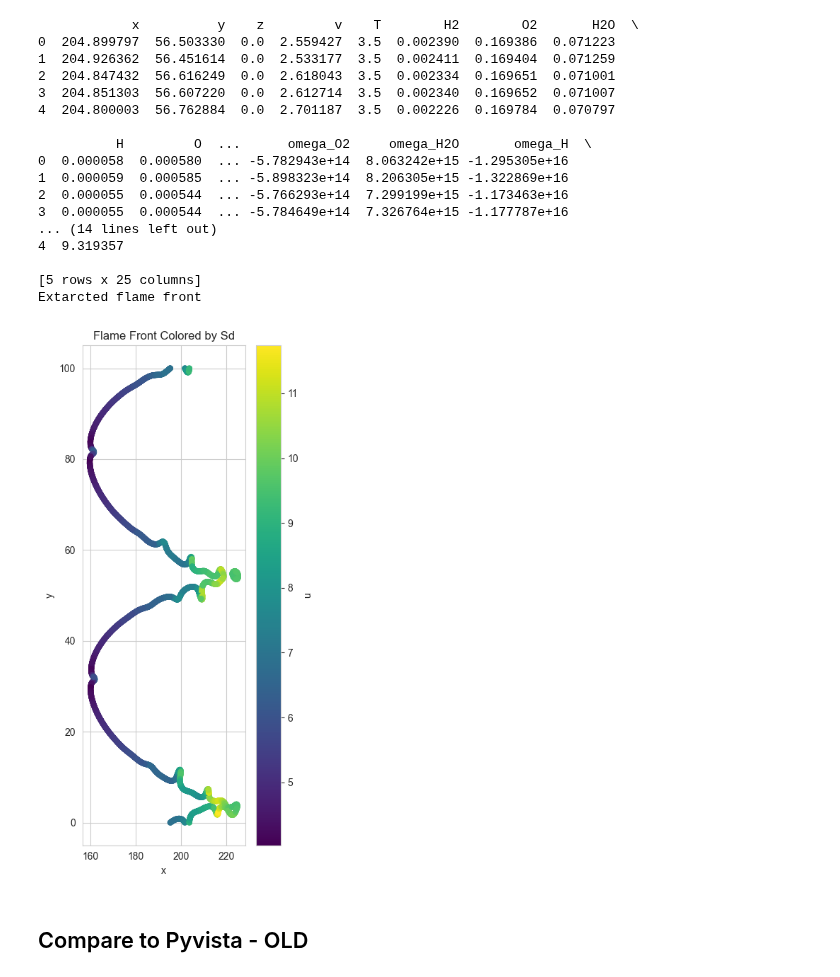
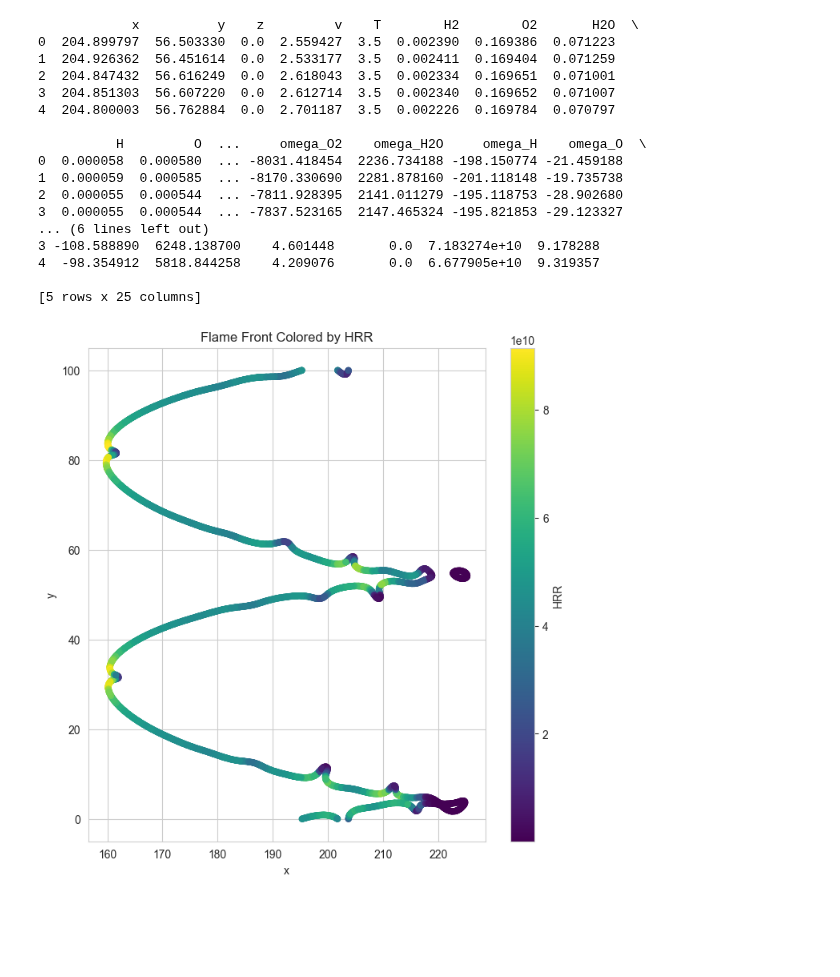
Before and after one commit to AlexandrosNtakoulas/FLAME-rf, a Jupyter notebook: notebooks/Extract_flame_front.ipynb, the cells around one changed output. Saved outputs shown, nothing was run; the diff lists cells and outputs as text; code cells hidden in the pictures; blank space fills up the shorter version.

```diff
--- a/notebooks/Extract_flame_front.ipynb
+++ b/notebooks/Extract_flame_front.ipynb
@@ -58,9 +58,10 @@ df = ds.create_dataframe(
 # %%
+c = 3.5
 front = ds.extract_flame_front_unstruct(
-    c_level= 3.5,
+    c_level= c,
 )
 print(front.head())
-front.to_csv(f"../isocontours/phi{phi:.2f}/h400x{lat_size}_ref/extracted_flame_front_{time_step}.csv", index=False )
+front.to_csv(f"../isocontours/phi{phi:.2f}/h400x{lat_size}_ref/extracted_flame_front_{time_step}_iso_{c}.csv", index=False )
 # %% [output]
             x          y    z         v    T        H2        O2       H2O  \
 0  204.899797  56.503330  0.0  2.559427  3.5  0.002390  0.169386  0.071223
@@ -69,33 +70,31 @@ front.to_csv(f"../isocontours/phi{phi:.2f}/h400x{lat_size}_ref/extracted_flame_f
 3  204.851303  56.607220  0.0  2.612714  3.5  0.002340  0.169652  0.071007
 4  204.800003  56.762884  0.0  2.701187  3.5  0.002226  0.169784  0.070797
 
-          H         O  ...      omega_O2     omega_H2O       omega_H  \
-0  0.000058  0.000580  ... -5.782943e+14  8.063242e+15 -1.295305e+16
-1  0.000059  0.000585  ... -5.898323e+14  8.206305e+15 -1.322869e+16
-2  0.000055  0.000544  ... -5.766293e+14  7.299199e+15 -1.173463e+16
-3  0.000055  0.000544  ... -5.784649e+14  7.326764e+15 -1.177787e+16
-... (14 lines left out)
-4  9.319357
+          H         O  ...     omega_O2    omega_H2O     omega_H    omega_O  \
+0  0.000058  0.000580  ... -8031.418454  2236.734188 -198.150774 -21.459188
+1  0.000059  0.000585  ... -8170.330690  2281.878160 -201.118148 -19.735738
+2  0.000055  0.000544  ... -7811.928395  2141.011279 -195.118753 -28.902680
+3  0.000055  0.000544  ... -7837.523165  2147.465324 -195.821853 -29.123327
+... (6 lines left out)
+3 -108.588890  6248.138700    4.601448       0.0  7.183274e+10  9.178288
+4  -98.354912  5818.844258    4.209076       0.0  6.677905e+10  9.319357
 
 [5 rows x 25 columns]
-Extarcted flame front
 # %%
-plt.figure(figsize=(4, 8))
+plot_var = "HRR"
+plt.figure(figsize=(8, 8))
 
 sc = plt.scatter(
     front["x"],
     front["y"],
-    c = front["u"],
+    c = front[plot_var],
     cmap = "viridis",
-    linewidths=0.01
+    linewidths= 1e-2
 )
-plt.colorbar(sc, label="u")
+plt.colorbar(sc, label=plot_var)
 plt.xlabel("x")
 plt.ylabel("y")
-plt.title("Flame Front Colored by Sd")
-plt.tight_layout()
+plt.title(f"Flame Front Colored by {plot_var}")
 plt.show()
 # %% [output]
-[figure, old version]
+[figure, new version]
-# %% [markdown]
-## Compare to Pyvista - OLD
```
Also changed, not shown: parts of 14 cells of this notebook, 9 other files.
